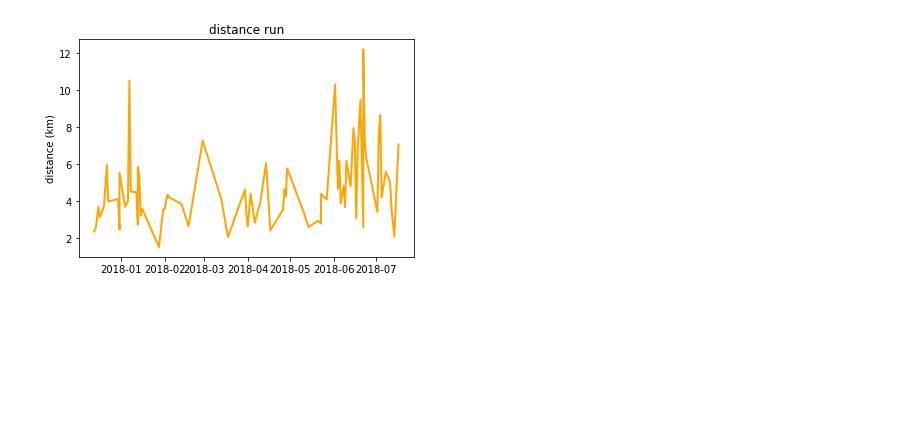
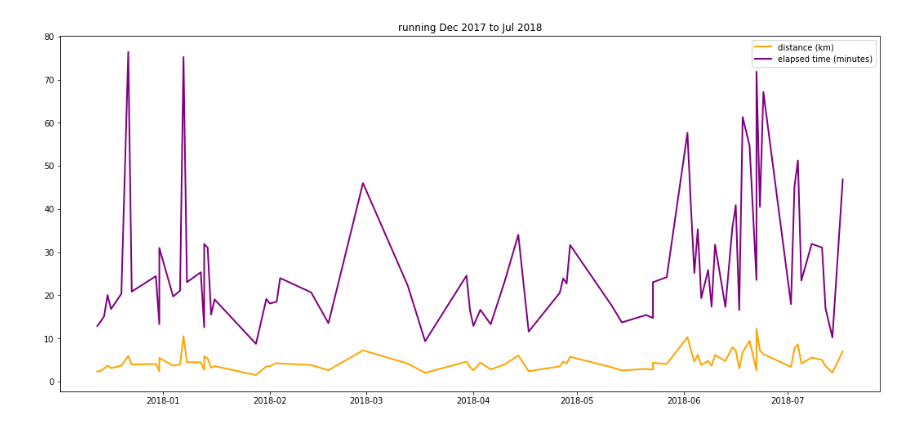
Before and after one commit to togademi/dataviz, a Jupyter notebook: run-wint2017-summ2018.ipynb, the cells around one changed output. Cells and saved outputs as stored; diff of their text form; code cells hidden in the pictures; blank space fills up the shorter version.

```diff
--- a/run-wint2017-summ2018.ipynb
+++ b/run-wint2017-summ2018.ipynb
@@ -19,17 +19,34 @@ data['elapsed_time'] = data['elapsed_time'].apply(lambda x: x / 60)
 
 #Convert time from "11-05-2016  15:38:00" to a datetime object
 data['date'] = data['date'].apply(lambda x: dt.datetime.strptime(x,'%d-%m-%y %H:%M').date())
+# %%
+def lineplot(x_data, y_data, z_data, x_label, y_label, z_label, title):
+    fig, ax = plt.subplots()
+    plt.plot(x_data, y_data, color="orange", lw=2, linestyle="-")
+    fig.set_size_inches(18, 8)
+
+    plt.title(title)
+    plt.xlabel(x_label)
+    plt.ylabel(y_label)
+
+    if not z_data.empty:
+        plt.plot(x_data, z_data, color="purple", lw=2, linestyle="-")
+        plt.legend([y_label, z_label])
+        plt.xlabel("")
+        plt.ylabel("")
+
+    plt.show()
 # %%
-def lineplot(x_data, y_data, x_label, y_label, title):
+def scatterplot(x_data, y_data, x_label, y_label, title):
     fig, ax = plt.subplots()
-    plt.plot(x_data, y_data, color="orange", lw=2, linestyle="-")
+    plt.scatter(x_data, y_data)
 
-    ax.set_title(title)
-    ax.set_xlabel(x_label)
-    ax.set_ylabel(y_label)
+    plt.title(title)
+    plt.xlabel(x_label)
+    plt.ylabel(y_label)
 
     plt.show()
 # %%
-lineplot(data['date'], data['distance'], "", "distance (km)", "distance run")
+lineplot(data['date'], data['distance'], data['elapsed_time'], "", "distance (km)", "elapsed time (minutes)", "running Dec 2017 to Jul 2018")
 # %% [output]
-[figure, old version]
+[figure, new version]
```
Also changed, not shown: parts of 2 cells of this notebook.
